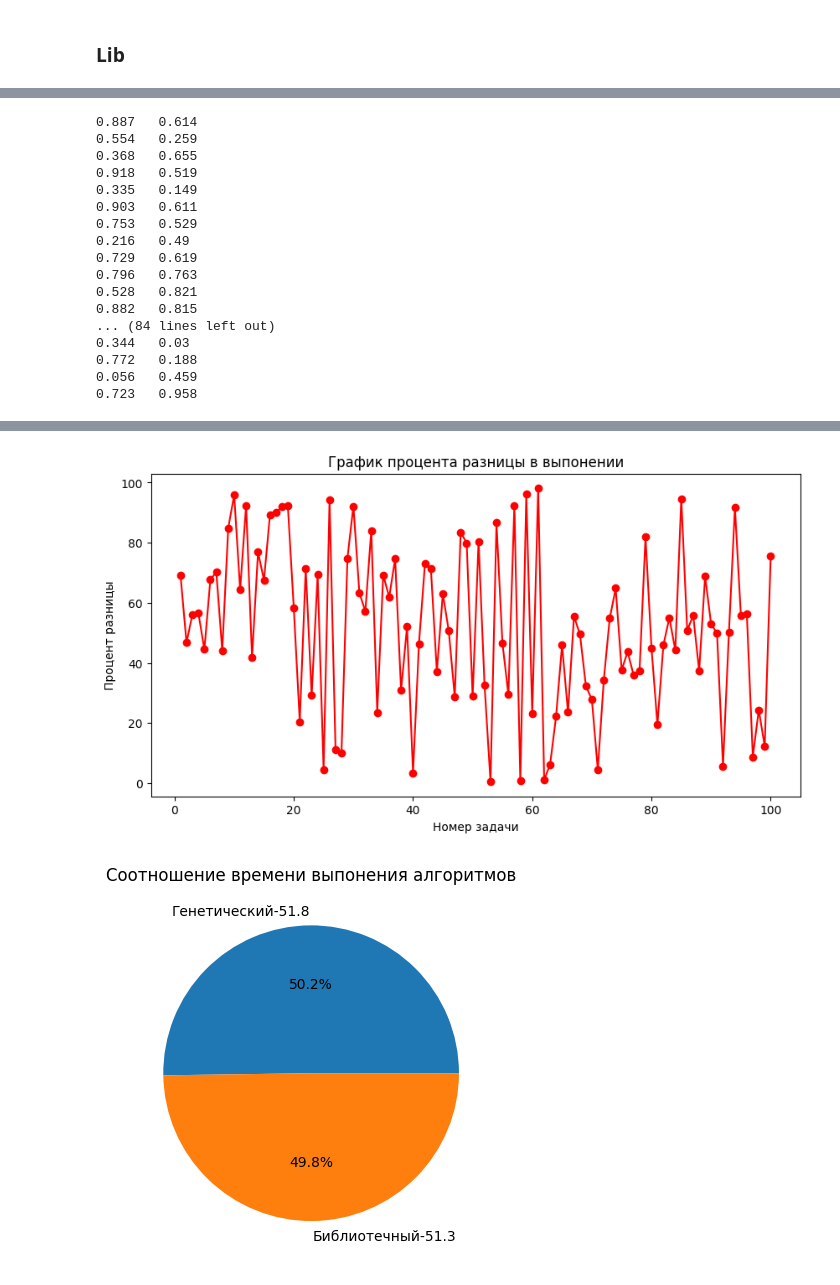
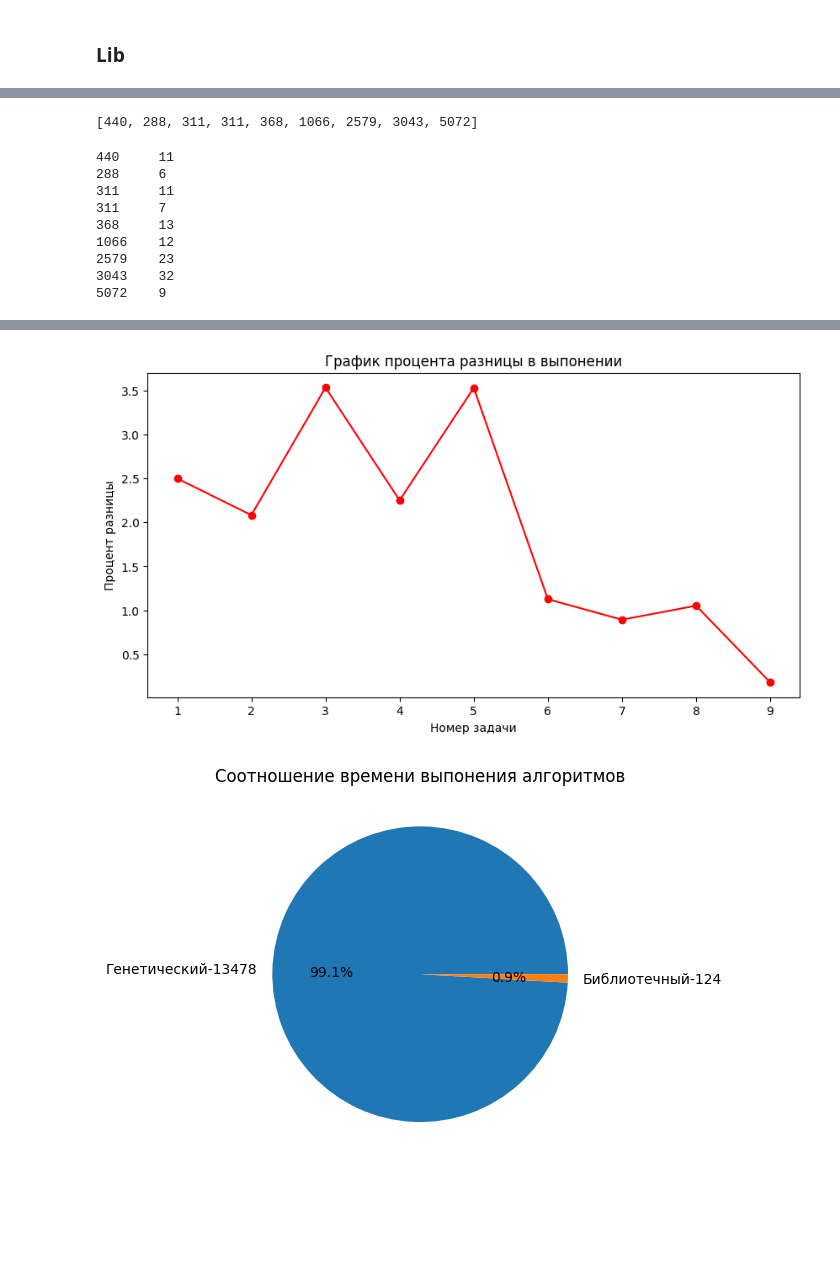
Before and after one commit to IvanyutinSA/KnapsackProblem, a Jupyter notebook: compilation.ipynb, the cells around one changed output, grey strips where cells are left out. Cells and saved outputs as stored; diff of their text form; code cells hidden in the pictures; blank space fills up the shorter version.

Commit message:
feat: time calcucations added

```diff
--- a/compilation.ipynb
+++ b/compilation.ipynb
@@ -238,9 +259,9 @@ vis.MatchPlot(y_hat, y)
 # %%
 from tests.lib_tests import lib_tests
 
-y_hat, lib_results, y = lib_tests()
+y_hat, y, answers, gen_times, lib_times = lib_tests()
 
 print("our_alg\tlib_alg\tcorrect")
-display_pairs(y_hat, lib_results, y)
+display_pairs(y_hat, y, answers)
 # %% [output]
 our_alg lib_alg correct
@@ -262,26 +283,24 @@ vis.MatchPlot(y_hat, y)
+# %%
+print(gen_times)
+# %% [output]
+[440, 288, 311, 311, 368, 1066, 2579, 3043, 5072]
 # %%
 #пример графика со временем
 import numpy as np
-time_gen=np.round(np.random.rand(100),3)
-time_lib=np.round(np.random.rand(100),3)
-display_pairs(time_gen, time_lib)
-vis.Time_Grafik(time_gen, time_lib)
-vis.Time_Grafik_Math(time_gen, time_lib)
+# time_gen=np.round(np.random.rand(100),3)
+# time_lib=np.round(np.random.rand(100),3)
+# time_gen =
+# lib_times
+display_pairs(gen_times, lib_times)
+vis.Time_Grafik(gen_times, lib_times)
+vis.Time_Grafik_Math(gen_times, lib_times)
 # %% [output]
-0.887   0.614
-0.554   0.259
-0.368   0.655
-0.918   0.519
-0.335   0.149
-0.903   0.611
-0.753   0.529
-0.216   0.49
-0.729   0.619
-0.796   0.763
-0.528   0.821
-0.882   0.815
-... (84 lines left out)
-0.344   0.03
-0.772   0.188
-0.056   0.459
-0.723   0.958
+440     11
+288     6
+311     11
+311     7
+368     13
+1066    12
+2579    23
+3043    32
+5072    9
@@ -289,2 +308,2 @@ vis.Time_Grafik_Math(time_gen, time_lib)
-[figure, old version]
+[figure, new version]
-[figure, old version]
+[figure, new version]
```
Also changed, not shown: parts of 17 cells of this notebook, 3 other files.
